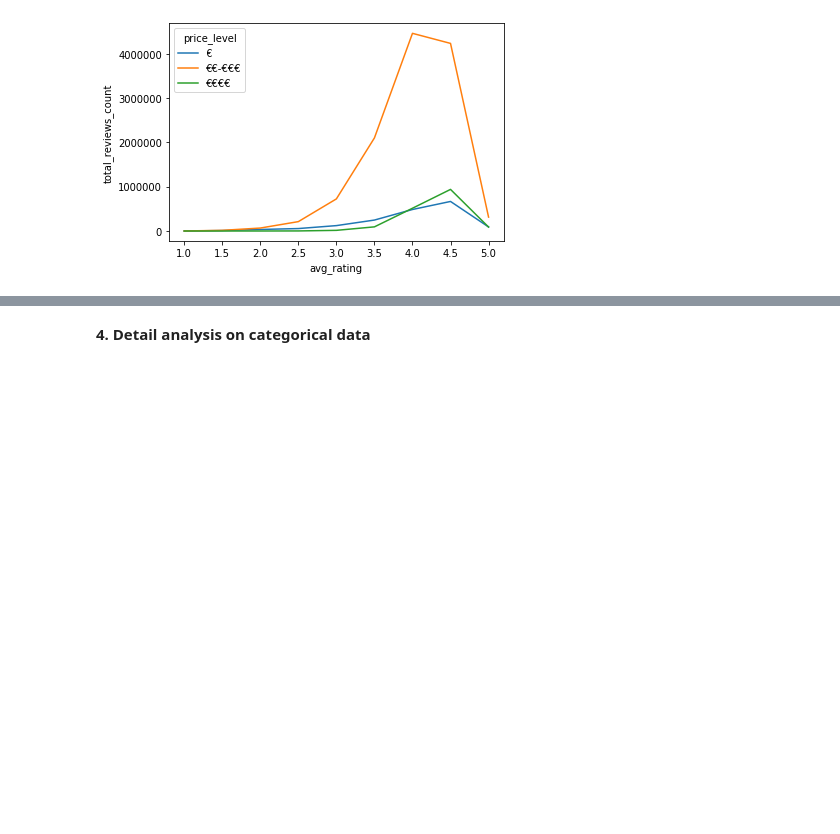
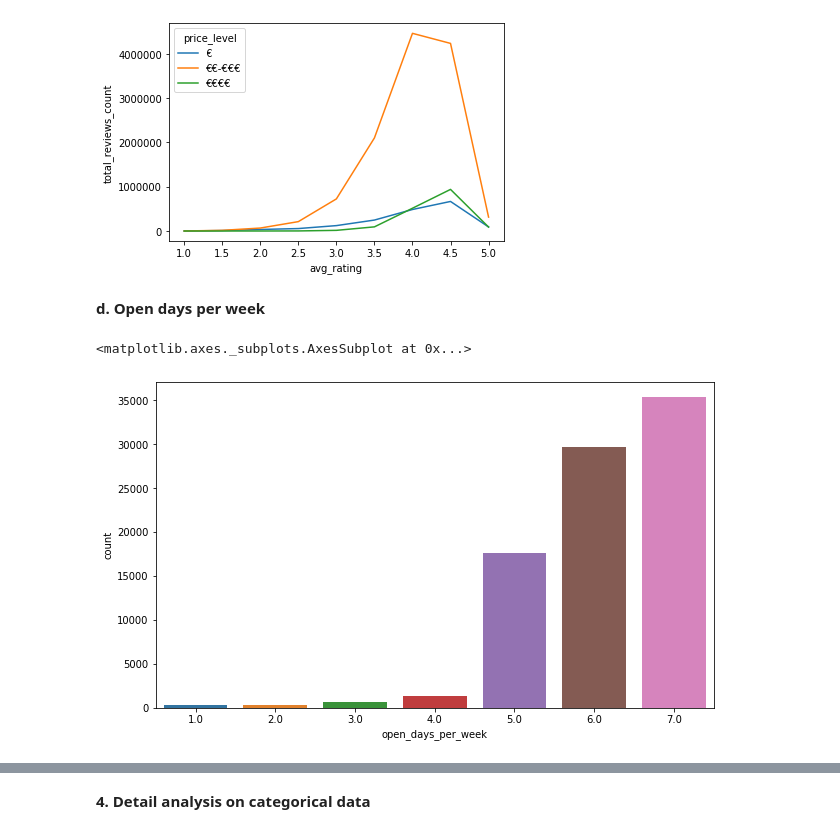
Before and after one commit to Julielebousse/tripadvisor_rating, a Jupyter notebook: Project2_Tripadvisor.ipynb, the cells around one changed output, grey strips where cells are left out. Cells and saved outputs as stored; diff of their text form; code cells hidden in the pictures; blank space fills up the shorter version.

```diff
--- a/Project2_Tripadvisor.ipynb
+++ b/Project2_Tripadvisor.ipynb
@@ -221,3 +221,14 @@ sns.lineplot(data=rest_reviews,
 # %% [output]
 <matplotlib.axes._subplots.AxesSubplot at 0x...>
 [figure]
+# %% [markdown]
+**d. Open days per week**
+# %%
+rest_open = restaurant[restaurant.open_days_per_week > 0]
+# %%
+plt.figure(figsize = (10,6))
+sns.countplot(data=rest_open,
+             x='open_days_per_week')
+# %% [output]
+<matplotlib.axes._subplots.AxesSubplot at 0x...>
+[figure, added]
```
Also changed, not shown: parts of 17 cells of this notebook.
